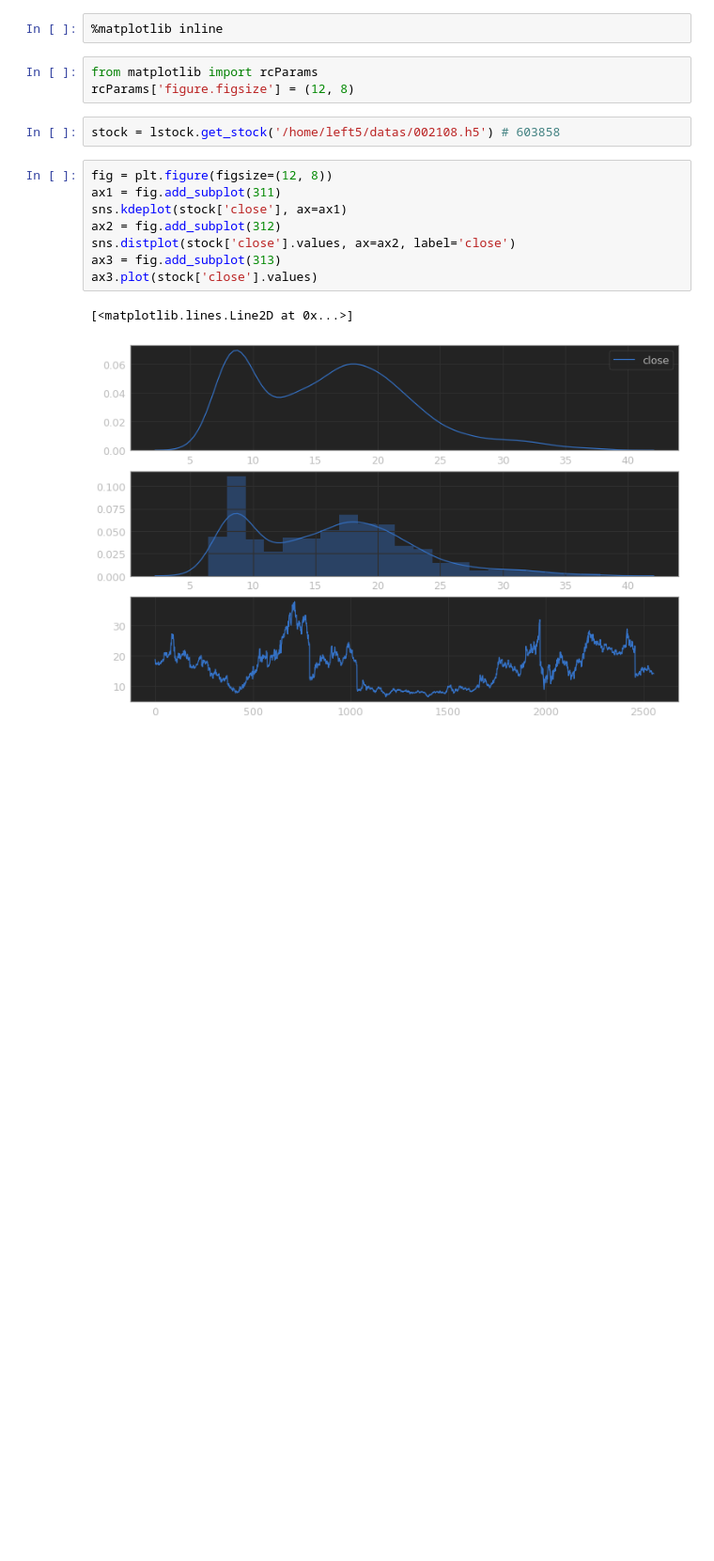
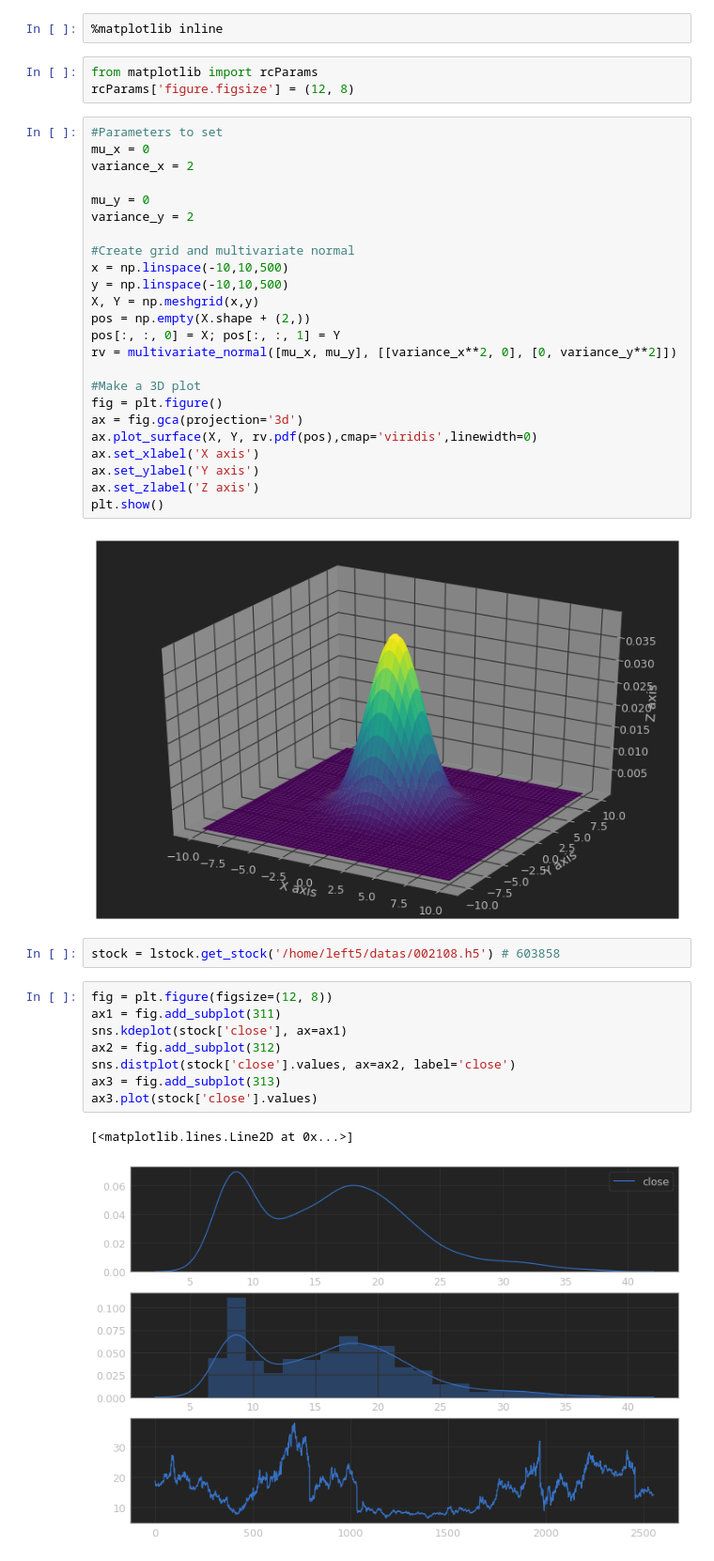
Before and after one commit to xtwxfxk/left5, a Jupyter notebook: test.ipynb, the cells around one changed output. Shown: that part at 94% size. Drawn from its saved outputs; the diff is of its cells as text; blank space fills up the shorter version.

```diff
--- a/test.ipynb
+++ b/test.ipynb
@@ -19,6 +22,32 @@ from arch.unitroot import ADF
 # %%
 from matplotlib import rcParams
 rcParams['figure.figsize'] = (12, 8)
+# %%
+#Parameters to set
+mu_x = 0
+variance_x = 2
+
+mu_y = 0
+variance_y = 2
+
+#Create grid and multivariate normal
+x = np.linspace(-10,10,500)
+y = np.linspace(-10,10,500)
+X, Y = np.meshgrid(x,y)
+pos = np.empty(X.shape + (2,))
+pos[:, :, 0] = X; pos[:, :, 1] = Y
+rv = multivariate_normal([mu_x, mu_y], [[variance_x**2, 0], [0, variance_y**2]])
+
+#Make a 3D plot
+fig = plt.figure()
+ax = fig.gca(projection='3d')
+ax.plot_surface(X, Y, rv.pdf(pos),cmap='viridis',linewidth=0)
+ax.set_xlabel('X axis')
+ax.set_ylabel('Y axis')
+ax.set_zlabel('Z axis')
+plt.show()
+# %% [output]
+[figure, added]
 # %%
 stock = lstock.get_stock('/home/left5/datas/002108.h5') # 603858
 # %%
```
Also changed, not shown: parts of 1 cell of this notebook, 2 other files.
